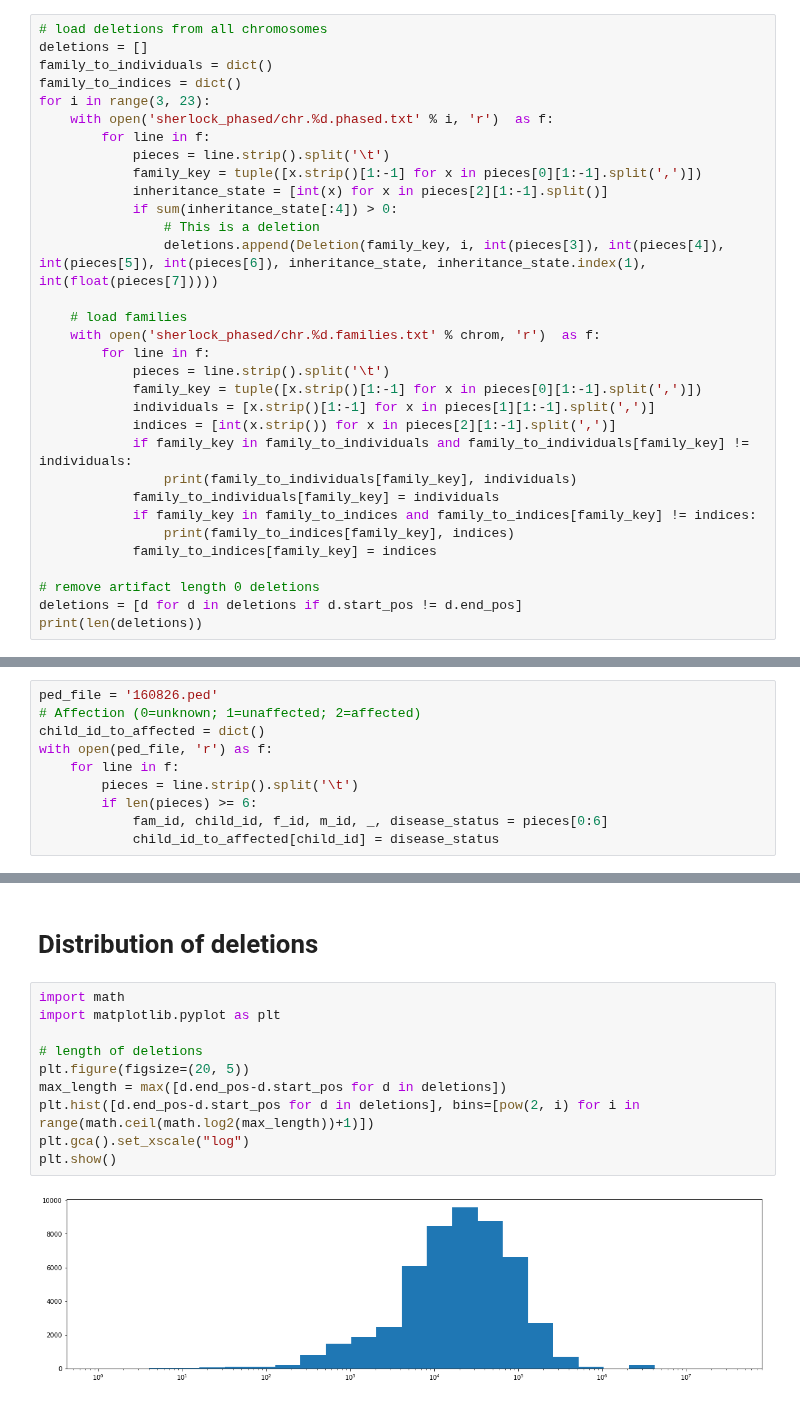
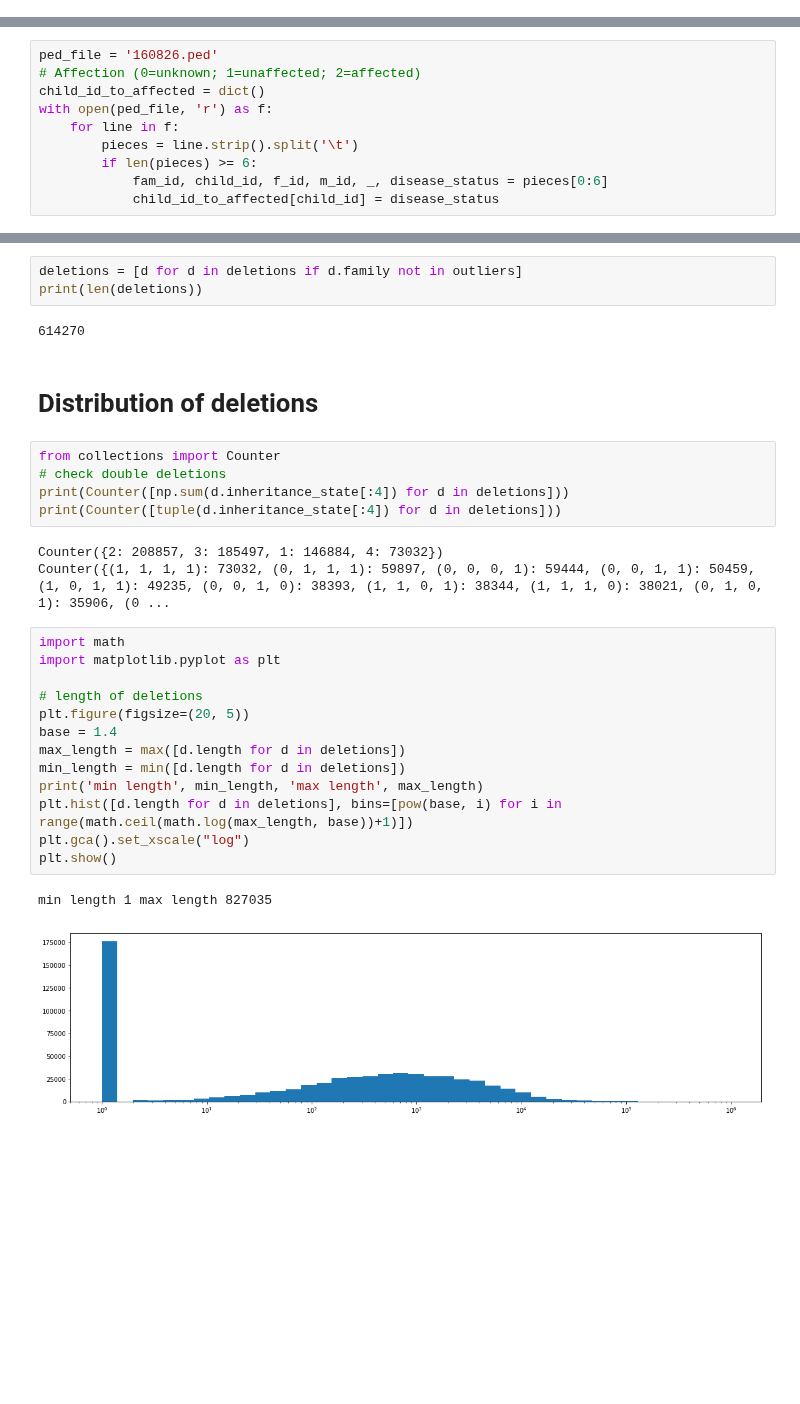
Before and after one commit to kpaskov/PhasingFamilies, a Jupyter notebook: Analyze-Phase.ipynb, the cells around one changed output, grey strips where cells are left out. Saved outputs shown, nothing was run; the diff lists cells and outputs as text; blank space fills up the shorter version.

```diff
--- a/Analyze-Phase.ipynb
+++ b/Analyze-Phase.ipynb
@@ -36,32 +9,0 @@ print(len(deletions))
-# %%
-# load deletions from all chromosomes
-deletions = []
-family_to_individuals = dict()
-family_to_indices = dict()
-for i in range(3, 23):
-    with open('sherlock_phased/chr.%d.phased.txt' % i, 'r')  as f:
-        for line in f:
-            pieces = line.strip().split('\t')
-            family_key = tuple([x.strip()[1:-1] for x in pieces[0][1:-1].split(',')])
-            inheritance_state = [int(x) for x in pieces[2][1:-1].split()]
-            if sum(inheritance_state[:4]) > 0:
-                # This is a deletion
-                deletions.append(Deletion(family_key, i, int(pieces[3]), int(pieces[4]), int(pieces[5]), int(pieces[6]), inheritance_state, inheritance_state.index(1), int(float(pieces[7]))))
-
-    # load families
-    with open('sherlock_phased/chr.%d.families.txt' % chrom, 'r')  as f:
-        for line in f:
-            pieces = line.strip().split('\t')
-            family_key = tuple([x.strip()[1:-1] for x in pieces[0][1:-1].split(',')])
-            individuals = [x.strip()[1:-1] for x in pieces[1][1:-1].split(',')]
-            indices = [int(x.strip()) for x in pieces[2][1:-1].split(',')]
-            if family_key in family_to_individuals and family_to_individuals[family_key] != individuals:
-                print(family_to_individuals[family_key], individuals)
-            family_to_individuals[family_key] = individuals
-            if family_key in family_to_indices and family_to_indices[family_key] != indices:
-                print(family_to_indices[family_key], indices)
-            family_to_indices[family_key] = indices
-
-# remove artifact length 0 deletions
-deletions = [d for d in deletions if d.start_pos != d.end_pos]
-print(len(deletions))
@@ -80,14 +171,31 @@ with open(ped_file, 'r') as f:
+# %%
+deletions = [d for d in deletions if d.family not in outliers]
+print(len(deletions))
+# %% [output]
+614270
 # %% [markdown]
 # Distribution of deletions
+# %%
+from collections import Counter
+# check double deletions
+print(Counter([np.sum(d.inheritance_state[:4]) for d in deletions]))
+print(Counter([tuple(d.inheritance_state[:4]) for d in deletions]))
+# %% [output]
+Counter({2: 208857, 3: 185497, 1: 146884, 4: 73032})
+Counter({(1, 1, 1, 1): 73032, (0, 1, 1, 1): 59897, (0, 0, 0, 1): 59444, (0, 0, 1, 1): 50459, (1, 0, 1, 1): 49235, (0, 0, 1, 0): 38393, (1, 1, 0, 1): 38344, (1, 1, 1, 0): 38021, (0, 1, 0, 1): 35906, (0 ...
 # %%
 import math
 import matplotlib.pyplot as plt
 
 # length of deletions
 plt.figure(figsize=(20, 5))
-max_length = max([d.end_pos-d.start_pos for d in deletions])
-plt.hist([d.end_pos-d.start_pos for d in deletions], bins=[pow(2, i) for i in range(math.ceil(math.log2(max_length))+1)])
+base = 1.4
+max_length = max([d.length for d in deletions])
+min_length = min([d.length for d in deletions])
+print('min length', min_length, 'max length', max_length)
+plt.hist([d.length for d in deletions], bins=[pow(base, i) for i in range(math.ceil(math.log(max_length, base))+1)])
 plt.gca().set_xscale("log")
 plt.show()
 # %% [output]
+min length 1 max length 827035
-[figure, old version]
+[figure, new version]
```
Also changed, not shown: parts of 32 cells of this notebook, 2 other files.
